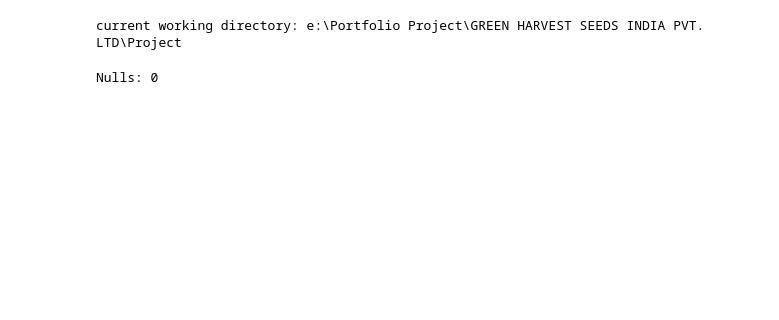
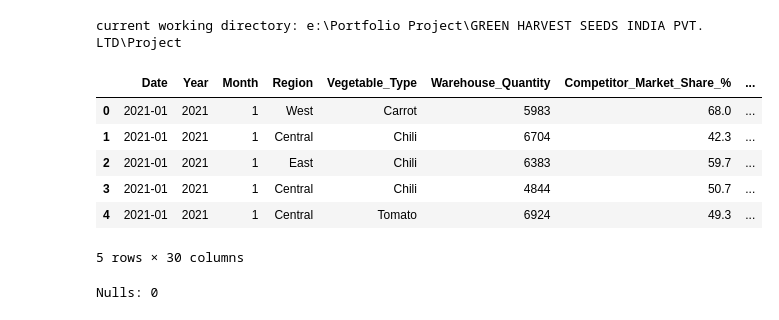
Before and after one commit to sghosh0210/Agiricultural-Project, a Jupyter notebook: notebooks/01_EDA.ipynb, the cells around one changed output. Drawn from its saved outputs; the diff is of its cells as text; code cells hidden in the pictures; blank space fills up the shorter version.

```diff
--- a/notebooks/01_EDA.ipynb
+++ b/notebooks/01_EDA.ipynb
@@ -14,3 +14,13 @@ df = pd.read_csv('data/raw/india_agriculture_seed_sales_data.csv')
+# %%
+df.head(5)
+# %% [output]
+|  | Date | Year | Month | Region | Vegetable_Type | Warehouse_Quantity | Competitor_Market_Share_% | ... |
+| 0 | 2021-01 | 2021 | 1 | West | Carrot | 5983 | 68.0 | ... |
+| 1 | 2021-01 | 2021 | 1 | Central | Chili | 6704 | 42.3 | ... |
+| 2 | 2021-01 | 2021 | 1 | East | Chili | 6383 | 59.7 | ... |
+| 3 | 2021-01 | 2021 | 1 | Central | Chili | 4844 | 50.7 | ... |
+| 4 | 2021-01 | 2021 | 1 | Central | Tomato | 6924 | 49.3 | ... |
+5 rows × 30 columns
 # %%
 ## Null Check
 print("Nulls:", df.isnull().sum().sum())
```
Also changed, not shown: parts of 9 cells of this notebook.
